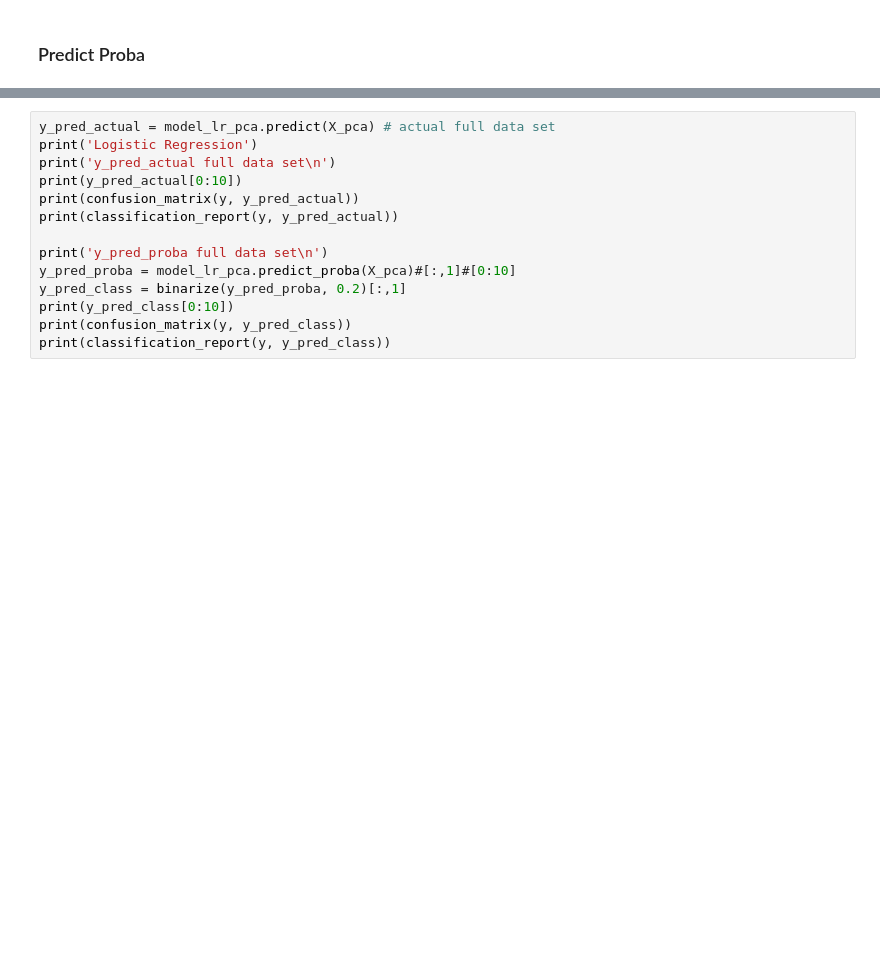
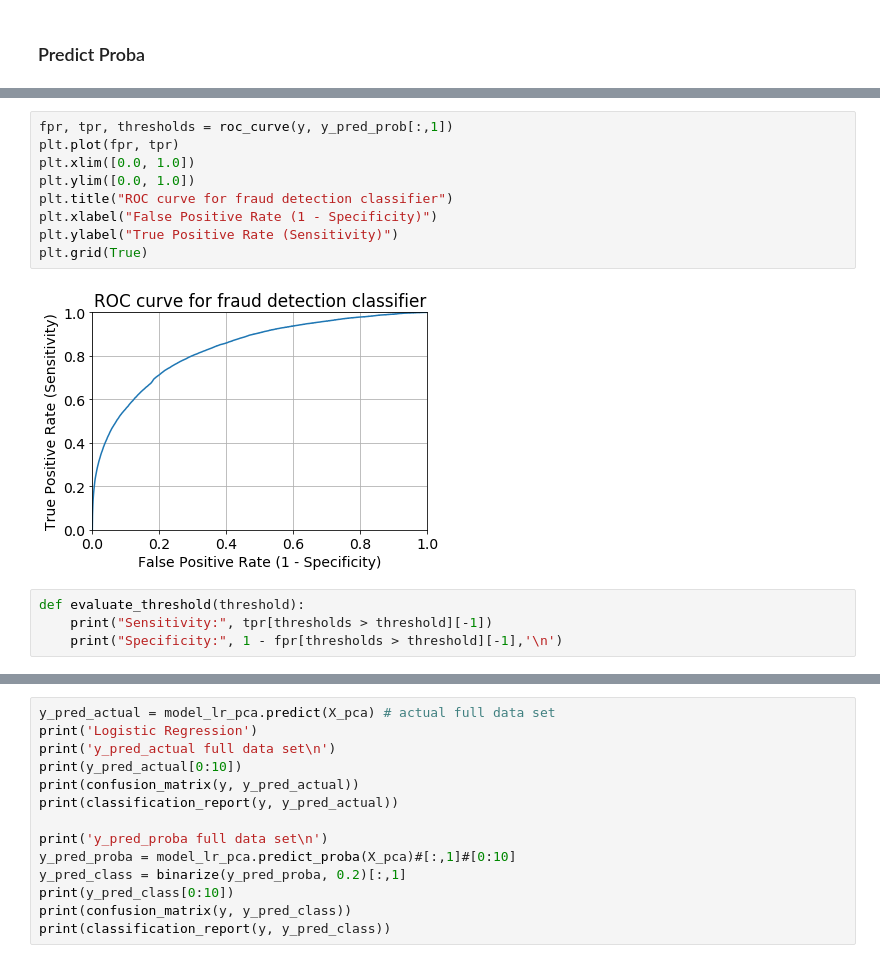
Before and after one commit to kirahman2/fraud_detection, a Jupyter notebook: Fraud Detection EDA.ipynb, the cells around one changed output, grey strips where cells are left out. Cells and saved outputs as stored; diff of their text form; blank space fills up the shorter version.

```diff
--- a/Fraud Detection EDA.ipynb
+++ b/Fraud Detection EDA.ipynb
@@ -464,0 +496,15 @@ model_lr_pca.fit(X_train_res, y_train_res)
+# %%
+fpr, tpr, thresholds = roc_curve(y, y_pred_prob[:,1])
+plt.plot(fpr, tpr)
+plt.xlim([0.0, 1.0])
+plt.ylim([0.0, 1.0])
+plt.title("ROC curve for fraud detection classifier")
+plt.xlabel("False Positive Rate (1 - Specificity)")
+plt.ylabel("True Positive Rate (Sensitivity)")
+plt.grid(True)
+# %% [output]
+[figure, added]
+# %%
+def evaluate_threshold(threshold):
+    print("Sensitivity:", tpr[thresholds > threshold][-1])
+    print("Specificity:", 1 - fpr[thresholds > threshold][-1],'\n')
```
Also changed, not shown: parts of 8 cells of this notebook.
